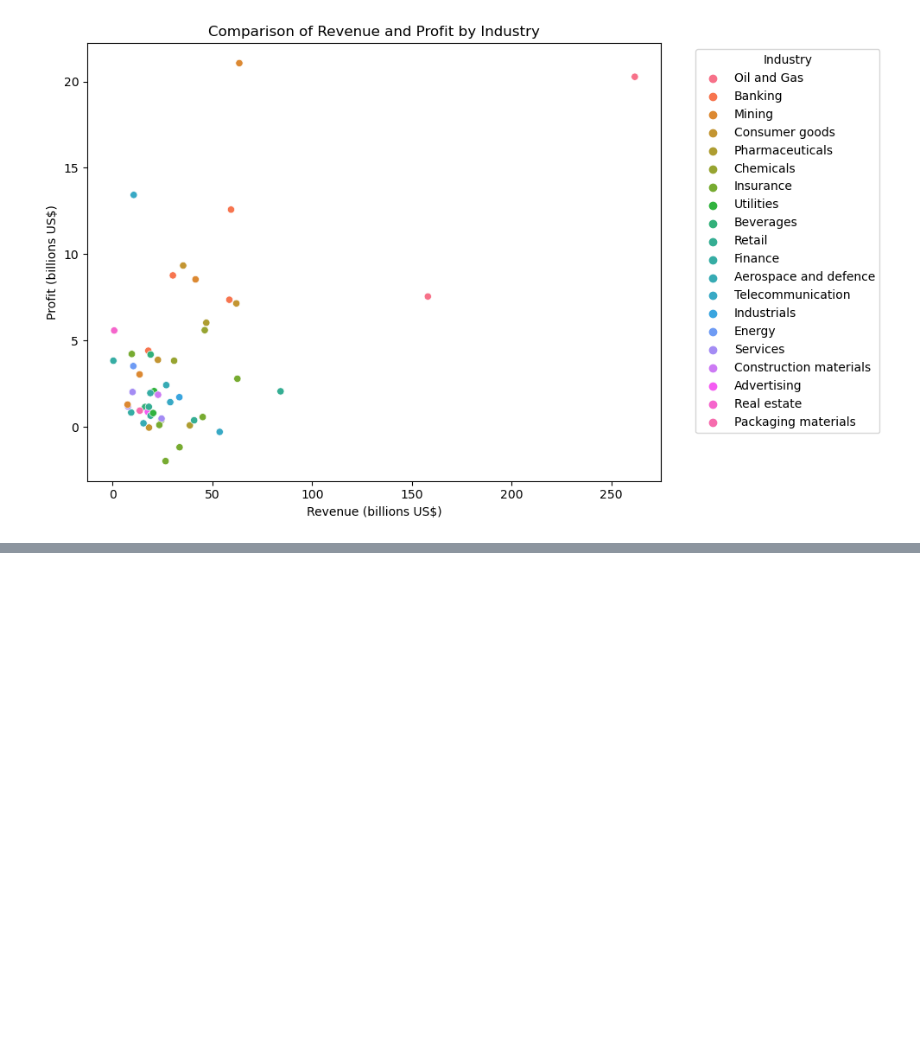
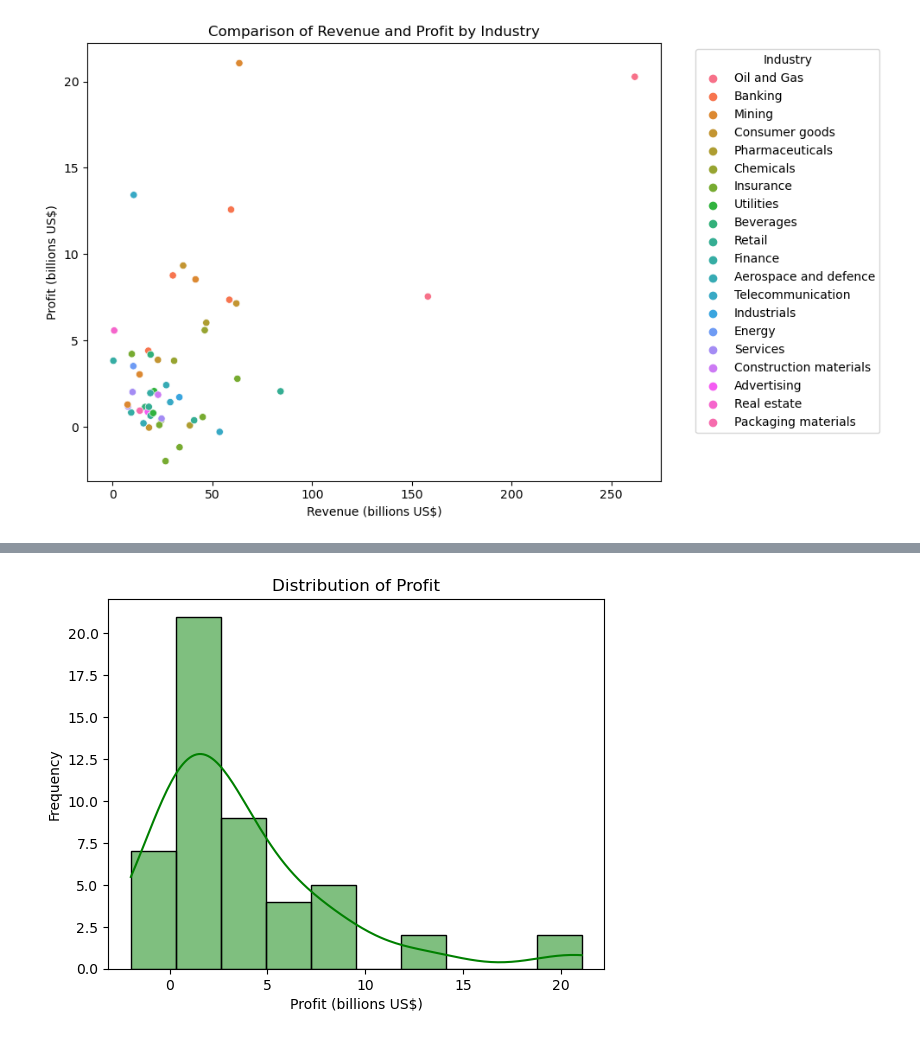
Before and after one commit to Hari-Gupta145/Largest-companies-in-the-UK, a Jupyter notebook: modeling_data.ipynb, the cells around one changed output, grey strips where cells are left out. Drawn from its saved outputs; the diff is of its cells as text; code cells hidden in the pictures; blank space fills up the shorter version.

```diff
--- a/modeling_data.ipynb
+++ b/modeling_data.ipynb
@@ -119,0 +175,8 @@ plt.show()
+# %%
+sns.histplot(company_data['Profit(billions US$)'], kde = True, color = 'green')
+plt.title('Distribution of Profit')
+plt.xlabel('Profit (billions US$)')
+plt.ylabel('Frequency')
+plt.show()
+# %% [output]
+[figure, added]
```
Also changed, not shown: parts of 9 cells of this notebook, 1 other file.
